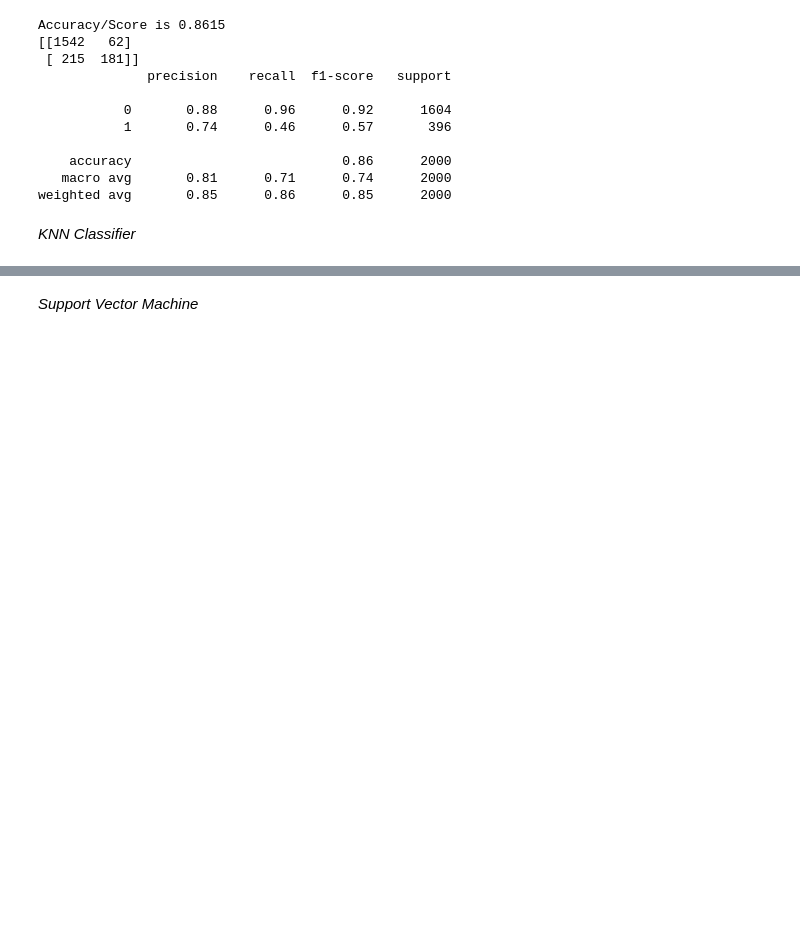
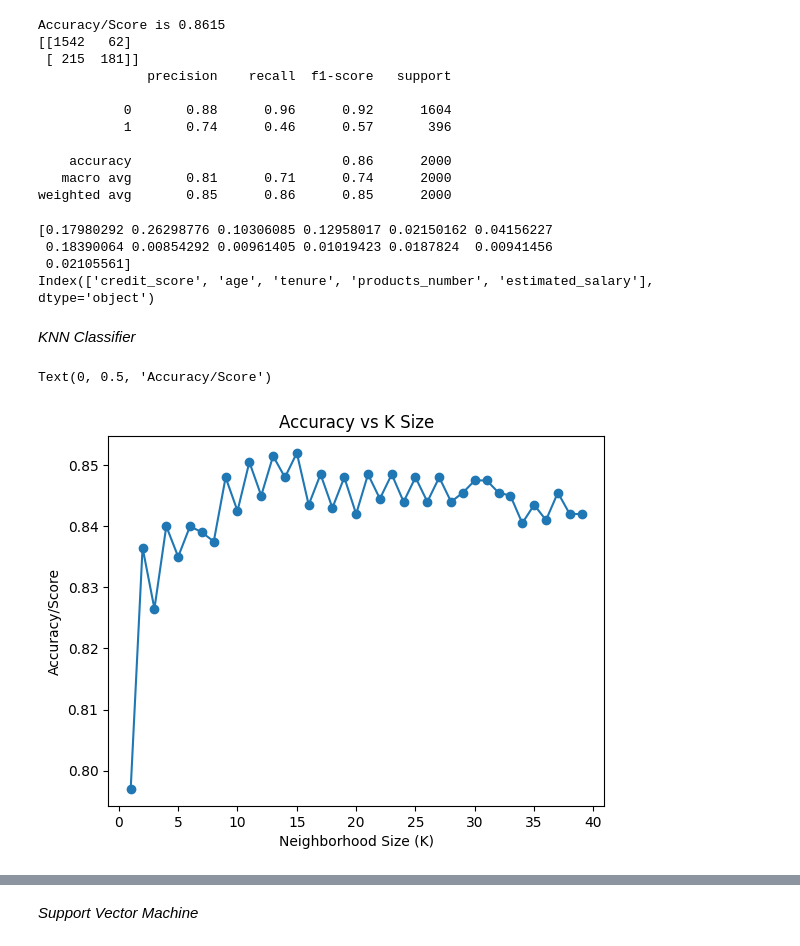
Before and after one commit to mmwitters/CDA_Project, a Jupyter notebook: Final Project.ipynb, the cells around one changed output, grey strips where cells are left out. Drawn from its saved outputs; the diff is of its cells as text; code cells hidden in the pictures; blank space fills up the shorter version.

```diff
--- a/Final Project.ipynb
+++ b/Final Project.ipynb
@@ -747,6 +781,18 @@ Accuracy/Score is 0.8615
     accuracy                           0.86      2000
    macro avg       0.81      0.71      0.74      2000
 weighted avg       0.85      0.86      0.85      2000
+# %%
+features_names = data2.columns[1:14]
+
+importances = rf3.feature_importances_
+print(importances)
+important_names = features_names[importances > np.mean(importances)]
+print(important_names)
+# %% [output]
+[0.17980292 0.26298776 0.10306085 0.12958017 0.02150162 0.04156227
+ 0.18390064 0.00854292 0.00961405 0.01019423 0.0187824  0.00941456
+ 0.02105561]
+Index(['credit_score', 'age', 'tenure', 'products_number', 'estimated_salary'], dtype='object')
 # %% [markdown]
 *KNN Classifier*
 # %%
@@ -770,6 +816,9 @@ for k in ks:
 # %%
 plt.plot(ks, scores, "-o")
 plt.title("Accuracy vs K Size")
-plt.xlabel("K")
+plt.xlabel("Neighborhood Size (K)")
 plt.ylabel('Accuracy/Score')
+# %% [output]
+Text(0, 0.5, 'Accuracy/Score')
+[figure, added]
 # %%
```
Also changed, not shown: parts of 19 cells of this notebook.
